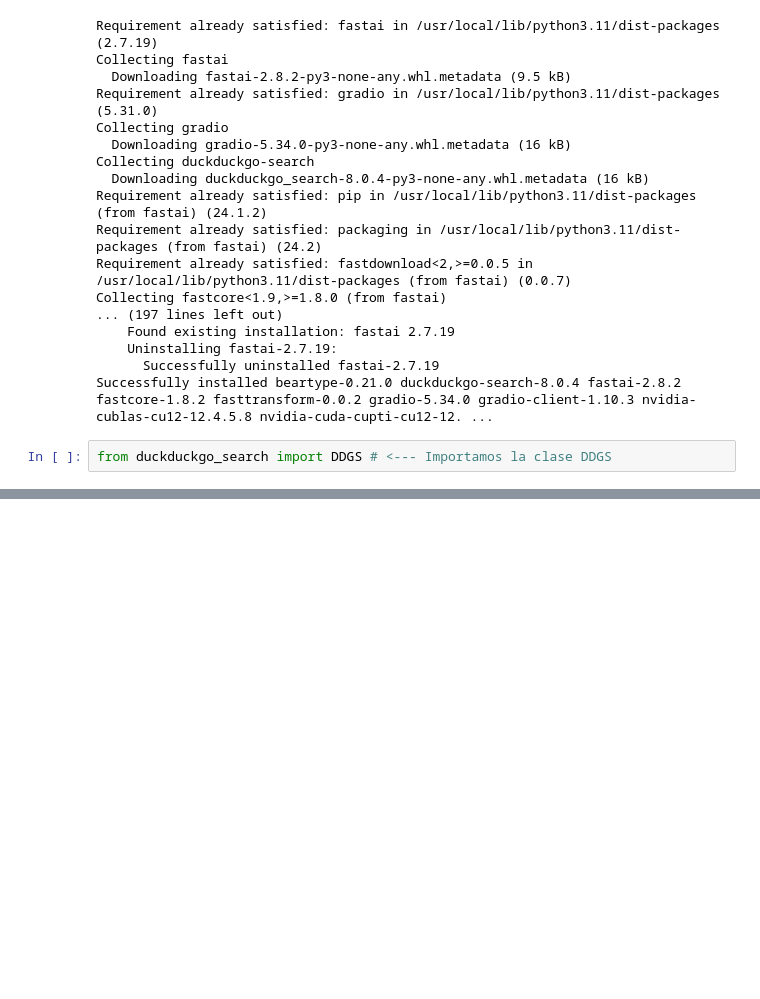
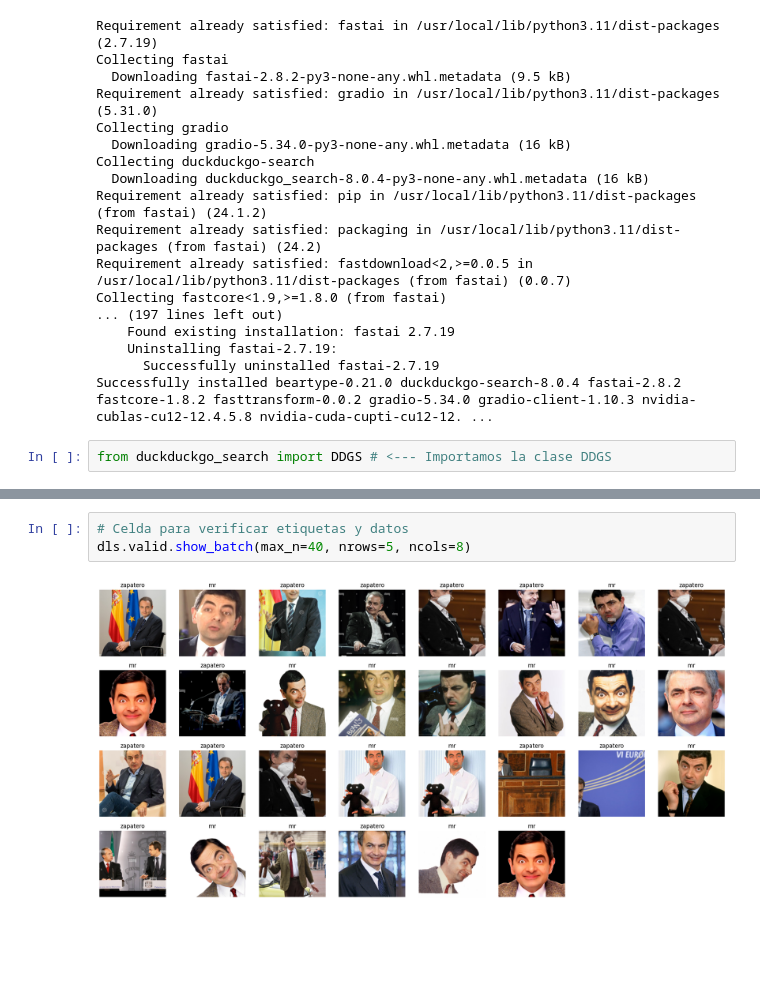
Before and after one commit to oscarfp6/PracticalDeepLearning, a Jupyter notebook: MrBean_or_Zapatero.ipynb, the cells around one changed output, grey strips where cells are left out. Cells and saved outputs as stored; diff of their text form; blank space fills up the shorter version.

```diff
--- a/MrBean_or_Zapatero.ipynb
+++ b/MrBean_or_Zapatero.ipynb
@@ -138,0 +145,5 @@ This share link expires in 1 week. For free permanent hosting and GPU upgrades,
+# %%
+# Celda para verificar etiquetas y datos
+dls.valid.show_batch(max_n=40, nrows=5, ncols=8)
+# %% [output]
+[figure, added]
```
Also changed, not shown: parts of 5 cells of this notebook.
